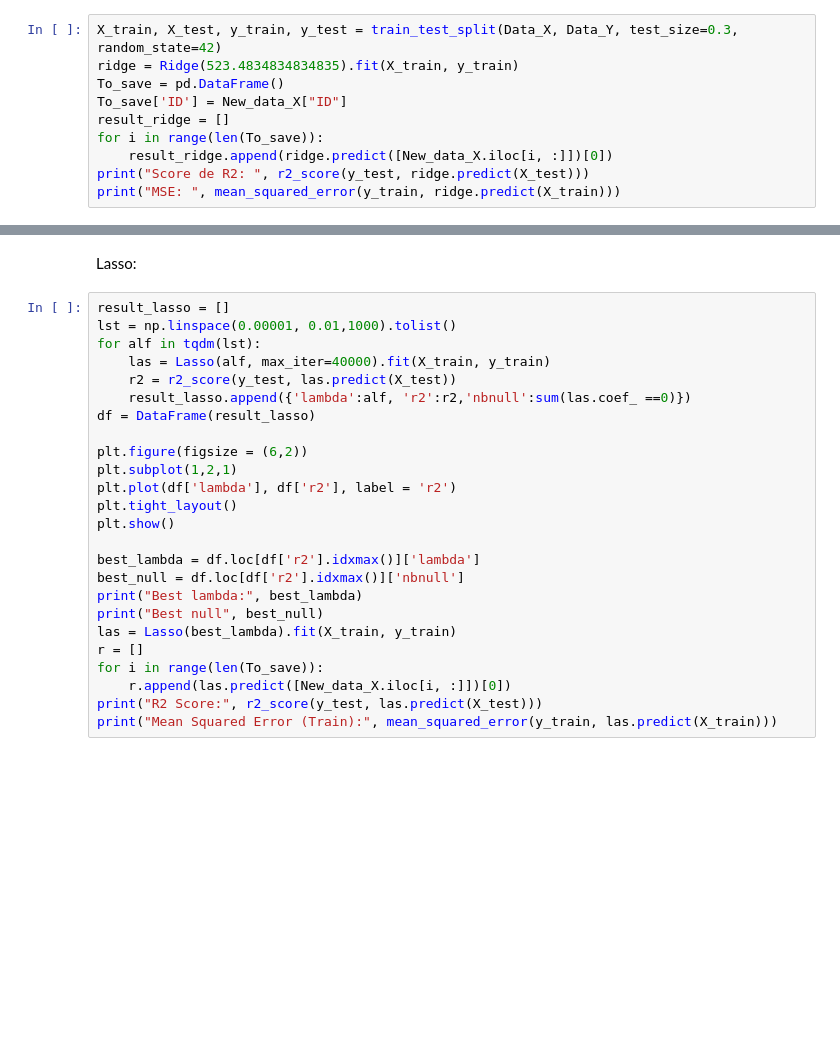
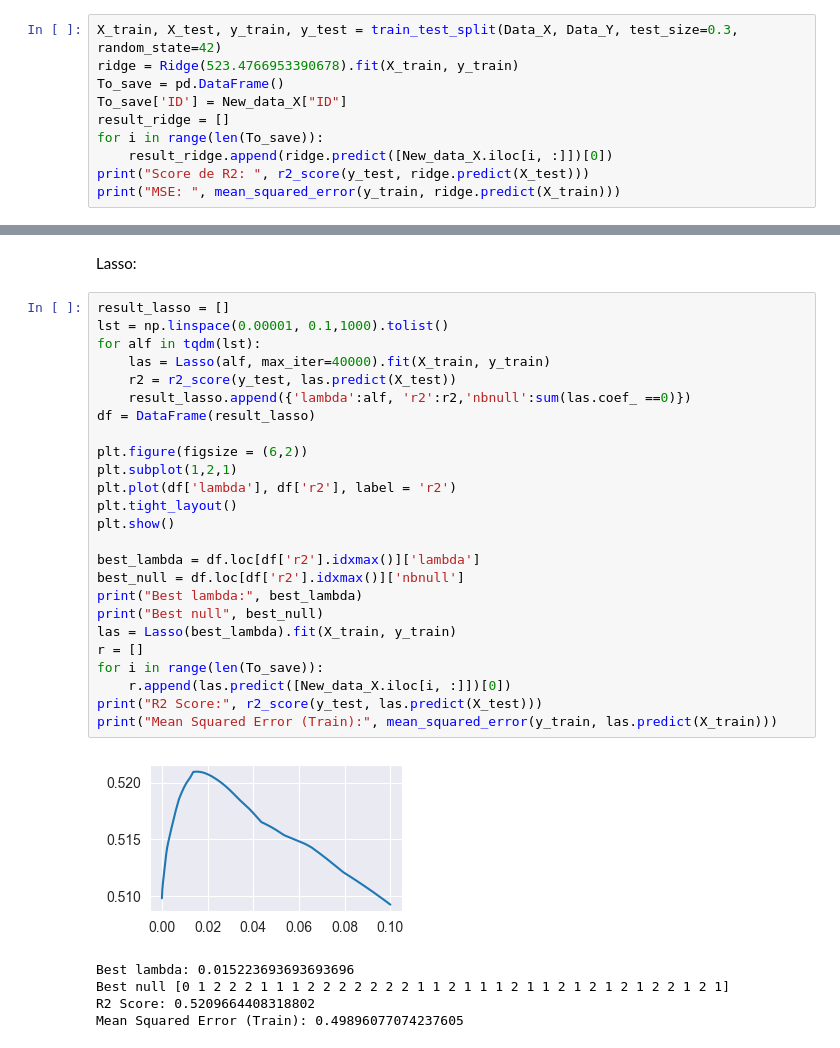
Before and after one commit to LichioAK/Projet_ML-L3, a Jupyter notebook: Project.ipynb, the cells around one changed output, grey strips where cells are left out. Saved outputs shown, nothing was run; the diff lists cells and outputs as text; blank space fills up the shorter version.

```diff
--- a/Project.ipynb
+++ b/Project.ipynb
@@ -165,7 +165,7 @@ Best beta: 523.4834834834835
 Determnier le nouveau score avec le nouveau coefficient beta:
 # %%
 X_train, X_test, y_train, y_test = train_test_split(Data_X, Data_Y, test_size=0.3, random_state=42)
-ridge = Ridge(523.4834834834835).fit(X_train, y_train)
+ridge = Ridge(523.4766953390678).fit(X_train, y_train)
 To_save = pd.DataFrame()
 To_save['ID'] = New_data_X["ID"]
 result_ridge = []
@@ -180,26 +180,32 @@ MSE:  0.5001073980644152
 Lasso:
 # %%
 result_lasso = []
-lst = np.linspace(0.00001, 0.01,1000).tolist()
+lst = np.linspace(0.00001, 0.1,1000).tolist()
 for alf in tqdm(lst):
     las = Lasso(alf, max_iter=40000).fit(X_train, y_train)
     r2 = r2_score(y_test, las.predict(X_test))
     result_lasso.append({'lambda':alf, 'r2':r2,'nbnull':sum(las.coef_ ==0)})
 df = DataFrame(result_lasso)
 
 plt.figure(figsize = (6,2))
 plt.subplot(1,2,1)
 plt.plot(df['lambda'], df['r2'], label = 'r2')
 plt.tight_layout()
 plt.show()
 
 best_lambda = df.loc[df['r2'].idxmax()]['lambda']
 best_null = df.loc[df['r2'].idxmax()]['nbnull']
 print("Best lambda:", best_lambda)
 print("Best null", best_null)
 las = Lasso(best_lambda).fit(X_train, y_train)
 r = []
 for i in range(len(To_save)):
     r.append(las.predict([New_data_X.iloc[i, :]])[0])
 print("R2 Score:", r2_score(y_test, las.predict(X_test)))
 print("Mean Squared Error (Train):", mean_squared_error(y_train, las.predict(X_train)))
+# %% [output]
+[figure, added]
+Best lambda: 0.015223693693693696
+Best null [0 1 2 2 2 1 1 1 2 2 2 2 2 2 2 1 1 2 1 1 1 2 1 1 2 1 2 1 2 1 2 2 1 2 1]
+R2 Score: 0.5209664408318802
+Mean Squared Error (Train): 0.49896077074237605
```
Also changed, not shown: parts of 7 cells of this notebook.
